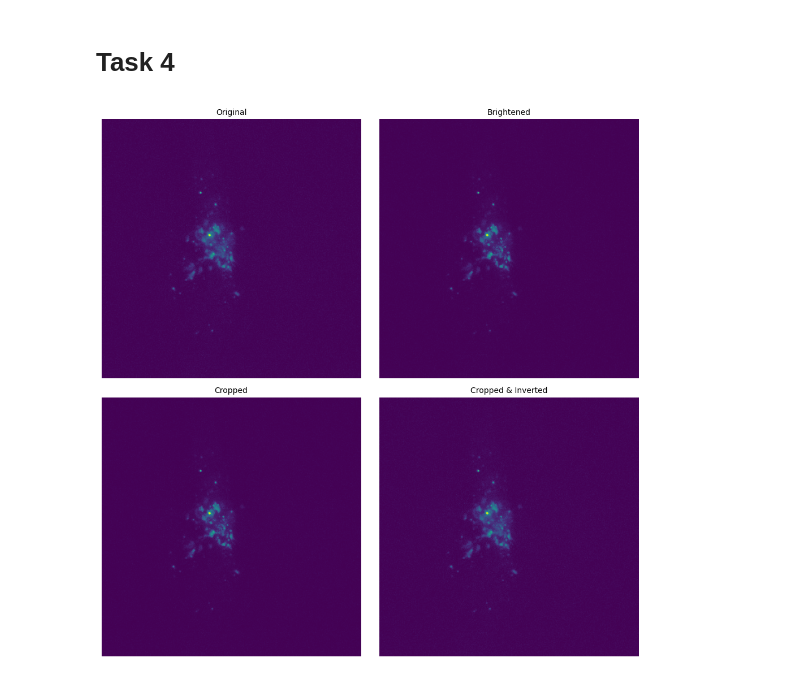
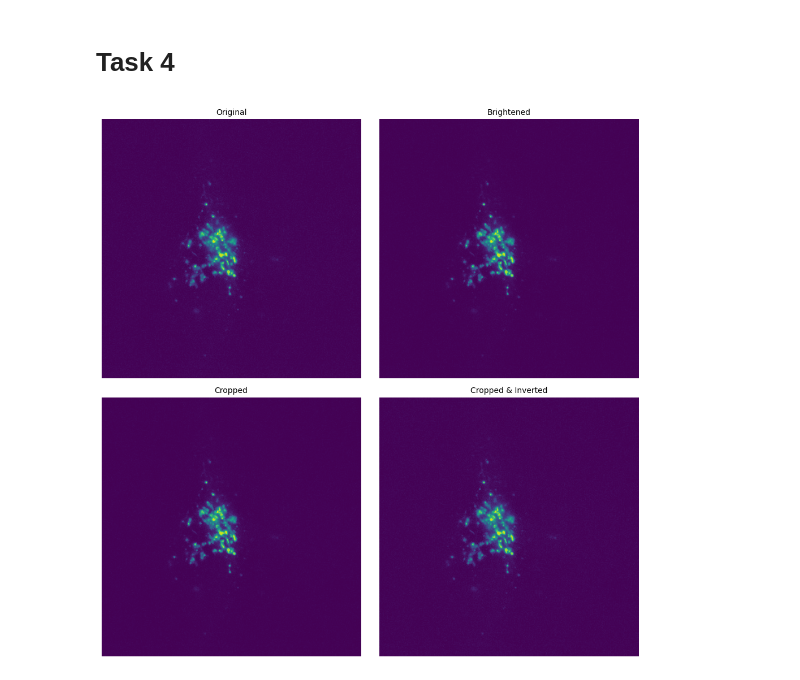
Before and after one commit to SPS-SP2273/learning-portfolio-2024-aug-immunoglobulinaustin, a Jupyter notebook: application_challenge/a_picture_worth_thousands_of_data_points/a_picture_worth_thousands_of_data_points.ipynb, the cells around one changed output. Cells and saved outputs as stored; diff of their text form; code cells hidden in the pictures.

```diff
--- a/application_challenge/a_picture_worth_thousands_of_data_points/a_picture_worth_thousands_of_data_points.ipynb
+++ b/application_challenge/a_picture_worth_thousands_of_data_points/a_picture_worth_thousands_of_data_points.ipynb
@@ -81,39 +92,41 @@ plt.show()
 # %% [markdown]
 # Task 4
 # %%
-img = plt.imread('golgi-movie_robert_frame_17_gray.jpg')
+img = plt.imread('golgi-movie_robert_frame_11_gray.jpg')
 fig, ax = plt.subplots(nrows=2, ncols=2, figsize=(10, 10))
 
 #assigning them into their 2D array position
 ax_original = ax[0, 0]
 ax_brightened = ax[0, 1]
 ax_cropped = ax[1, 0]
 ax_cropped_inverted = ax[1, 1]
 
 #Plotting
 ax[0, 0].imshow(img)
 ax[0, 0].set_title('Original', fontsize = 10)
 ax[0, 0].axis('off') #removing axis for this subplot
 
 #For brightening of img
 brightened_img = img.astype(np.float32) #converting uint8 to float32, so can do masking
 mask = brightened_img > 50
 brightened_img[mask] = brightened_img[mask] * 1.5 #if values >50, *1.5 and replace brightened_img
+#numpy.where()
+
 
 ax[0, 1].imshow(brightened_img)
 ax[0, 1].set_title('Brightened', fontsize = 10)
 ax[0, 1].axis('off')
 
-# cropped_img = util.crop(brightened_img, ((1000 , 1000), (1500, 1500)))
+# cropped_img = util.crop(brightened_img, ((1000 , 1000), (1500, 1500))), trial and error
 ax[1, 0].imshow(brightened_img)
 ax[1, 0].set_title('Cropped', fontsize = 10)
 ax[1, 0].axis('off')
 
 ax[1, 1].imshow(img)
 ax[1, 1].set_title('Cropped & Inverted', fontsize = 10)
 ax[1, 1].axis('off')
 
 plt.tight_layout()
 plt.show()
 # %% [output]
-[figure, old version]
+[figure, new version]
```
Also changed, not shown: parts of 3 cells of this notebook.
